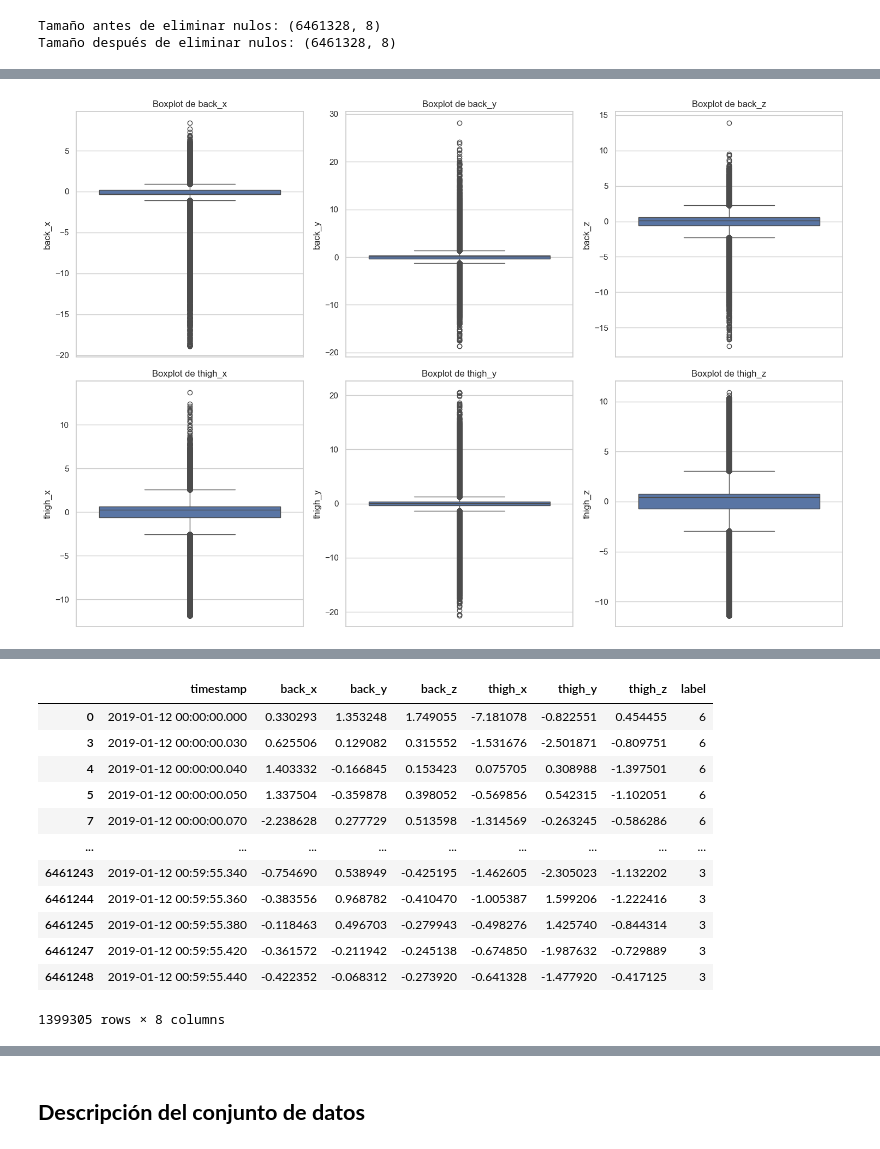
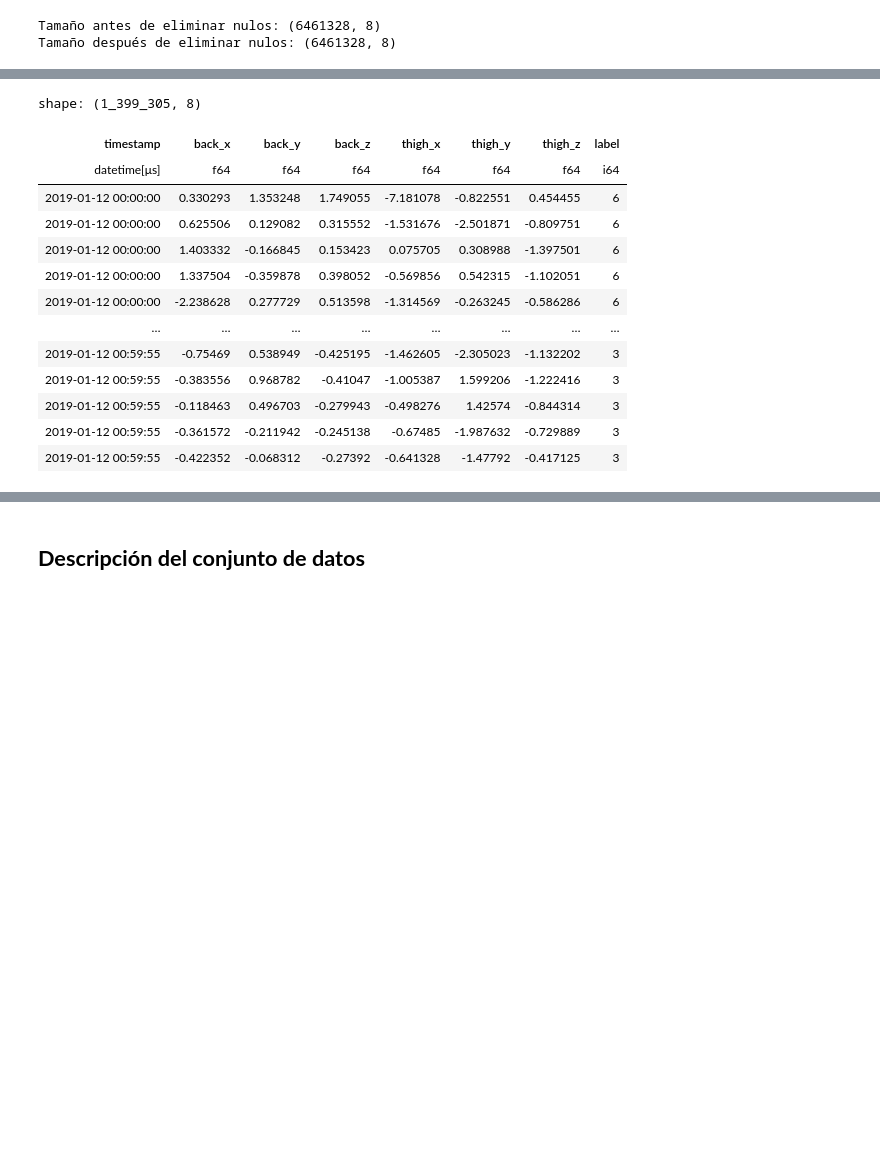
Before and after one commit to martindotpy/har-api, a Jupyter notebook: notebook/har_clustering.ipynb, the cells around one changed output, grey strips where cells are left out. Drawn from its saved outputs; the diff is of its cells as text; code cells hidden in the pictures; blank space fills up the shorter version.

```diff
--- a/notebook/har_clustering.ipynb
+++ b/notebook/har_clustering.ipynb
@@ -164,5 +201,0 @@ dtype: int64
-# %%
-df = df.drop(columns=["Unnamed: 0", "index"], errors="ignore")
-print(
-    f"Tamaño del DataFrame después de eliminar columnas no necesarias: {df.shape}"
-)
@@ -171,6 +202,6 @@ Tamaño del DataFrame después de eliminar columnas no necesarias: (6461328, 8)
 # %%
 print(f"Tamaño antes de eliminar nulos: {df.shape}")
-df = df.dropna()  # Eliminar filas con valores nulos
+df = df.drop_nulls()  # Eliminar filas con valores nulos
 print(f"Tamaño después de eliminar nulos: {df.shape}")
 # %% [output]
 Tamaño antes de eliminar nulos: (6461328, 8)
@@ -197,7 +228,9 @@ print(df[quantitative_cols].head())
 if all(col in df.columns for col in quantitative_cols):
     if df[quantitative_cols].shape[0] > 0:
         scaler = StandardScaler()
-        df[quantitative_cols] = scaler.fit_transform(df[quantitative_cols])
+        df[quantitative_cols] = scaler.fit_transform(
+            df[quantitative_cols].to_arrow()
+        )
     else:
         print("Las columnas seleccionadas están vacías.")
 else:
@@ -236,7 +269,7 @@ abs_z_scores = abs(z_scores)
 outliers_z = (abs_z_scores > 3).any(axis=1)  # noqa: PLR2004
 
 # Muestra las filas que son outliers
-outlier_rows_z = df[outliers_z]
+outlier_rows_z = df.filter(outliers_z)
 print("Número de outliers detectados por Z-Score:", outlier_rows_z.shape[0])
 print(outlier_rows_z)
 
@@ -250,15 +283,15 @@ lower_bound = Q1 - 1.5 * IQR
 upper_bound = Q3 + 1.5 * IQR
 
 # Detecta outliers
-outliers_iqr = (
-    (df[quantitative_cols] < lower_bound)
-    | (df[quantitative_cols] > upper_bound)
-).any(axis=1)
+outliers_iqr: list[bool] = (
+    (df[quantitative_cols].to_numpy() < lower_bound.to_numpy())
+    | (df[quantitative_cols].to_numpy() > upper_bound.to_numpy())
+).any(axis=1)  # type: ignore  # noqa: PGH003
+
 
 # Muestra las filas que son outliers
-outlier_rows_iqr = df[outliers_iqr]
+outlier_rows_iqr = df.filter(outliers_iqr)
 print("Número de outliers detectados por IQR:", outlier_rows_iqr.shape[0])
 outlier_rows_iqr
 # %% [output]
-[figure, removed]
 Número de outliers detectados por Z-Score: 507343
@@ -280,17 +313,18 @@ Número de outliers detectados por Z-Score: 507343
 Número de outliers detectados por IQR: 1399305
+shape: (1_399_305, 8)
-|  | timestamp | back_x | back_y | back_z | thigh_x | thigh_y | thigh_z | label |
-| 0 | 2019-01-12 00:00:00.000 | 0.330293 | 1.353248 | 1.749055 | -7.181078 | -0.822551 | 0.454455 | 6 |
-| 3 | 2019-01-12 00:00:00.030 | 0.625506 | 0.129082 | 0.315552 | -1.531676 | -2.501871 | -0.809751 | 6 |
-| 4 | 2019-01-12 00:00:00.040 | 1.403332 | -0.166845 | 0.153423 | 0.075705 | 0.308988 | -1.397501 | 6 |
-| 5 | 2019-01-12 00:00:00.050 | 1.337504 | -0.359878 | 0.398052 | -0.569856 | 0.542315 | -1.102051 | 6 |
-| 7 | 2019-01-12 00:00:00.070 | -2.238628 | 0.277729 | 0.513598 | -1.314569 | -0.263245 | -0.586286 | 6 |
-| ... | ... | ... | ... | ... | ... | ... | ... | ... |
-| 6461243 | 2019-01-12 00:59:55.340 | -0.754690 | 0.538949 | -0.425195 | -1.462605 | -2.305023 | -1.132202 | 3 |
-| 6461244 | 2019-01-12 00:59:55.360 | -0.383556 | 0.968782 | -0.410470 | -1.005387 | 1.599206 | -1.222416 | 3 |
-| 6461245 | 2019-01-12 00:59:55.380 | -0.118463 | 0.496703 | -0.279943 | -0.498276 | 1.425740 | -0.844314 | 3 |
-| 6461247 | 2019-01-12 00:59:55.420 | -0.361572 | -0.211942 | -0.245138 | -0.674850 | -1.987632 | -0.729889 | 3 |
-| 6461248 | 2019-01-12 00:59:55.440 | -0.422352 | -0.068312 | -0.273920 | -0.641328 | -1.477920 | -0.417125 | 3 |
+| timestamp | back_x | back_y | back_z | thigh_x | thigh_y | thigh_z | label |
+| datetime[μs] | f64 | f64 | f64 | f64 | f64 | f64 | i64 |
+| 2019-01-12 00:00:00 | 0.330293 | 1.353248 | 1.749055 | -7.181078 | -0.822551 | 0.454455 | 6 |
+| 2019-01-12 00:00:00 | 0.625506 | 0.129082 | 0.315552 | -1.531676 | -2.501871 | -0.809751 | 6 |
+| 2019-01-12 00:00:00 | 1.403332 | -0.166845 | 0.153423 | 0.075705 | 0.308988 | -1.397501 | 6 |
+| 2019-01-12 00:00:00 | 1.337504 | -0.359878 | 0.398052 | -0.569856 | 0.542315 | -1.102051 | 6 |
+| 2019-01-12 00:00:00 | -2.238628 | 0.277729 | 0.513598 | -1.314569 | -0.263245 | -0.586286 | 6 |
+| … | … | … | … | … | … | … | … |
+| 2019-01-12 00:59:55 | -0.75469 | 0.538949 | -0.425195 | -1.462605 | -2.305023 | -1.132202 | 3 |
+| 2019-01-12 00:59:55 | -0.383556 | 0.968782 | -0.41047 | -1.005387 | 1.599206 | -1.222416 | 3 |
+| 2019-01-12 00:59:55 | -0.118463 | 0.496703 | -0.279943 | -0.498276 | 1.42574 | -0.844314 | 3 |
+| 2019-01-12 00:59:55 | -0.361572 | -0.211942 | -0.245138 | -0.67485 | -1.987632 | -0.729889 | 3 |
+| 2019-01-12 00:59:55 | -0.422352 | -0.068312 | -0.27392 | -0.641328 | -1.47792 | -0.417125 | 3 |
-1399305 rows × 8 columns
 # %%
 display(
     Markdown("Primeras filas del DataFrame preprocesado:"),
```
Also changed, not shown: parts of 22 cells of this notebook, 1 other file.
